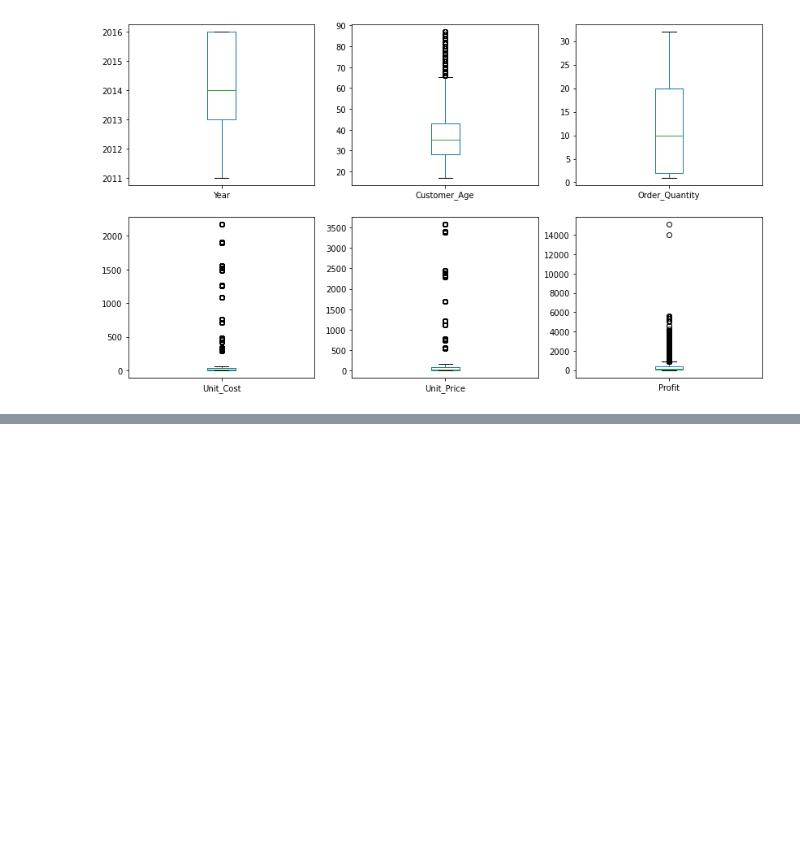
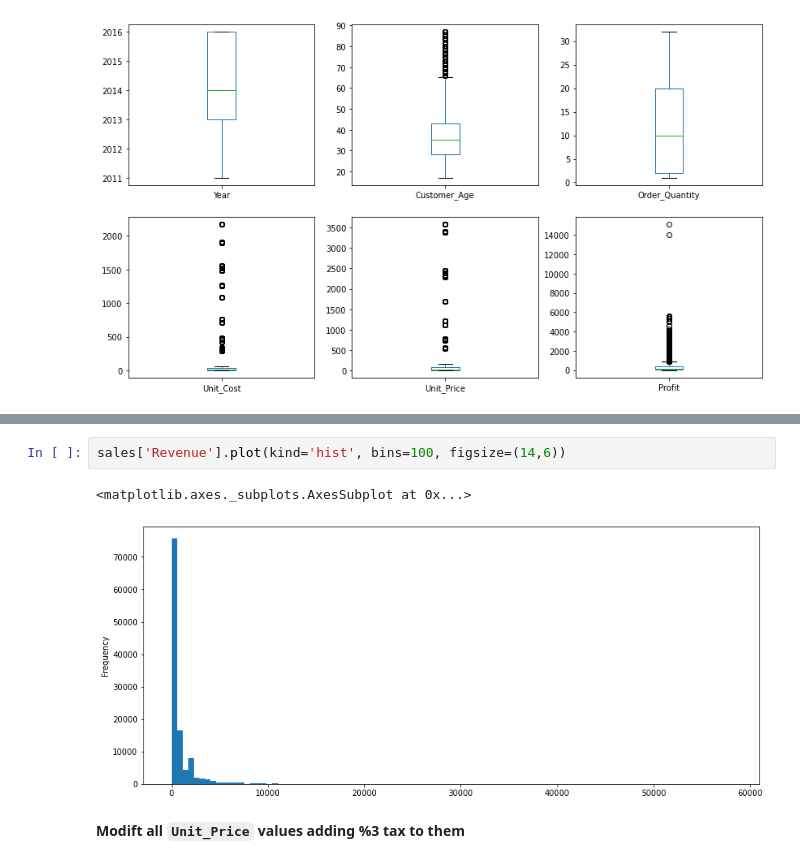
Before and after one commit to umutlion/Data_Analysis_Projects, a Jupyter notebook: First Project.ipynb, the cells around one changed output, grey strips where cells are left out. Drawn from its saved outputs; the diff is of its cells as text; blank space fills up the shorter version.

```diff
--- a/First Project.ipynb
+++ b/First Project.ipynb
@@ -184,0 +244,7 @@ dtype: object
+# %%
+sales['Revenue'].plot(kind='hist', bins=100, figsize=(14,6))
+# %% [output]
+<matplotlib.axes._subplots.AxesSubplot at 0x...>
+[figure, added]
+# %% [markdown]
+**Modift all <code>Unit_Price</code> values adding %3 tax to them**
```
Also changed, not shown: parts of 23 cells of this notebook.
